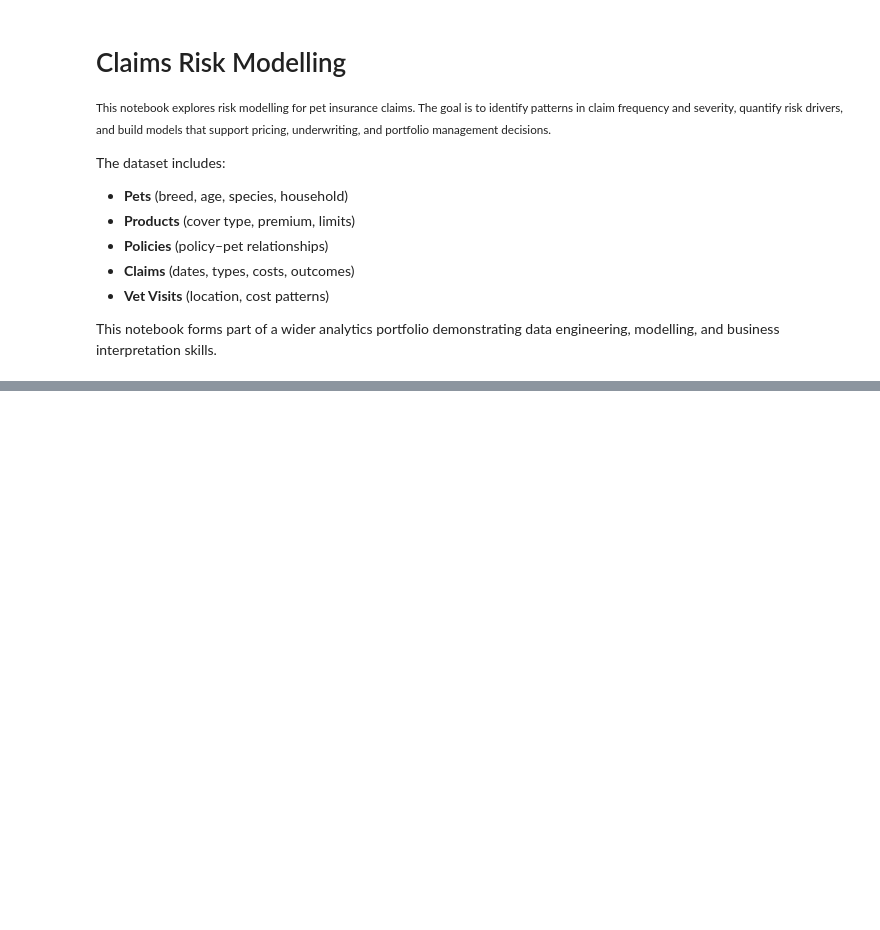
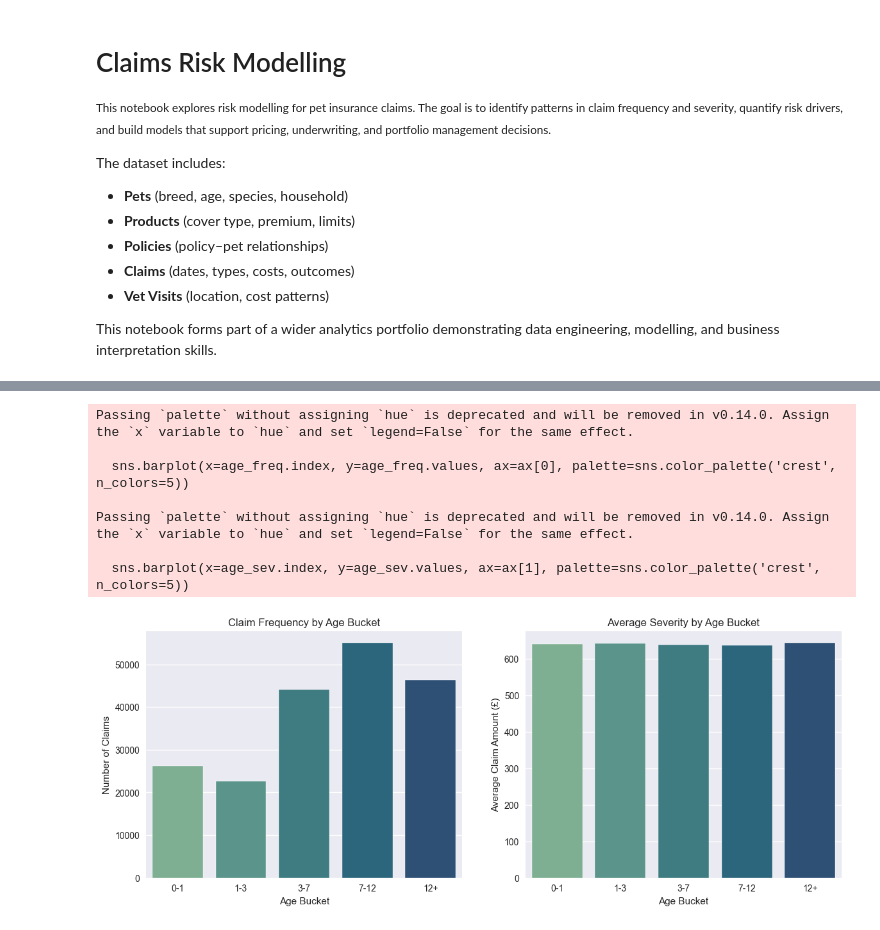
Before and after one commit to lee-grover-92/Professional-Portfolio, a Jupyter notebook: Pet Insurance Analytics Project/notebooks/claims_risk_modelling.ipynb, the cells around one changed output, grey strips where cells are left out. Cells and saved outputs as stored; diff of their text form; code cells hidden in the pictures; blank space fills up the shorter version.

```diff
--- a/Pet Insurance Analytics Project/notebooks/claims_risk_modelling.ipynb
+++ b/Pet Insurance Analytics Project/notebooks/claims_risk_modelling.ipynb
@@ -116,0 +465,8 @@ for name, df in tables.items():
+# %%
+age_freq = (
+    model_df.groupby("age_bucket")["claim_id"]
+    .count()
+    .rename("claim_count")
+)
+
+age_freq
@@ -116,0 +481,32 @@ for name, df in tables.items():
+# %%
+age_sev = (
+    model_df.groupby("age_bucket")["severity"]
+    .mean()
+    .rename("avg_severity")
+)
+
+age_sev
+
+fig, ax = plt.subplots(1, 2, figsize=(14,5))
+
+sns.barplot(x=age_freq.index, y=age_freq.values, ax=ax[0], palette=sns.color_palette('crest', n_colors=5))
+ax[0].set_title("Claim Frequency by Age Bucket")
+ax[0].set_xlabel("Age Bucket")
+ax[0].set_ylabel("Number of Claims")
+
+sns.barplot(x=age_sev.index, y=age_sev.values, ax=ax[1], palette=sns.color_palette('crest', n_colors=5))
+ax[1].set_title("Average Severity by Age Bucket")
+ax[1].set_xlabel("Age Bucket")
+ax[1].set_ylabel("Average Claim Amount (£)")
+
+save_fig("insight_age_claims_frequency_severity")
+plt.show()
+# %% [output]
+Passing `palette` without assigning `hue` is deprecated and will be removed in v0.14.0. Assign the `x` variable to `hue` and set `legend=False` for the same effect.
+
+  sns.barplot(x=age_freq.index, y=age_freq.values, ax=ax[0], palette=sns.color_palette('crest', n_colors=5))
+
+Passing `palette` without assigning `hue` is deprecated and will be removed in v0.14.0. Assign the `x` variable to `hue` and set `legend=False` for the same effect.
+
+  sns.barplot(x=age_sev.index, y=age_sev.values, ax=ax[1], palette=sns.color_palette('crest', n_colors=5))
+[figure, added]
```
Also changed, not shown: parts of 68 cells of this notebook, 35 other files.
